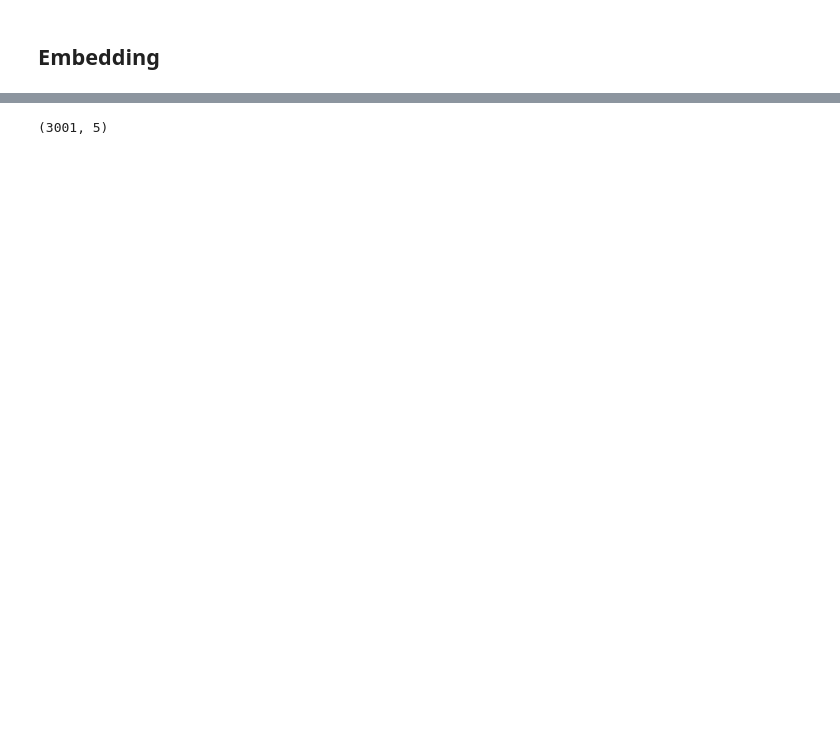
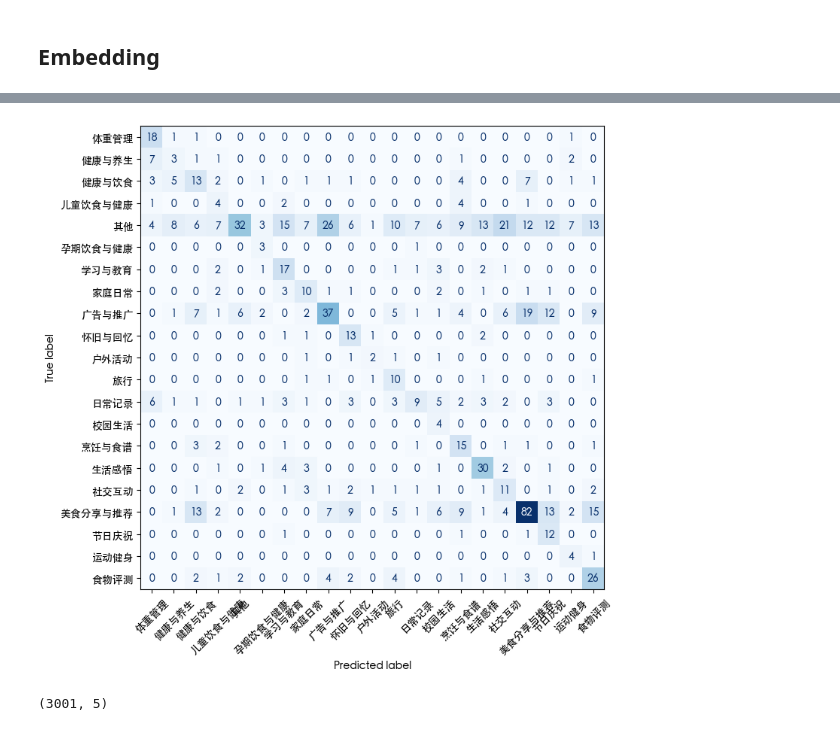
Before and after one commit to AllenArtefacter/social-listening-toolkit, a Jupyter notebook: project_support/Pepsico/notebooks/embed_similarity.ipynb, the cells around one changed output, grey strips where cells are left out. Cells and saved outputs as stored; diff of their text form; code cells hidden in the pictures; blank space fills up the shorter version.

```diff
--- a/project_support/Pepsico/notebooks/embed_similarity.ipynb
+++ b/project_support/Pepsico/notebooks/embed_similarity.ipynb
@@ -115,0 +145,9 @@ data.to_csv('data/paraphrase-multilingual-MiniLM-L12-v2-3000.csv', index = False
+# %%
+target_col = 'class_name'
+
+X = content_embed
+y = data[target_col]
+
+from sklearn.model_selection import train_test_split
+
+X_train, X_test, y_train, y_test = train_test_split(X, y, test_size=.3)
@@ -116,3 +292,11 @@ data.to_csv('data/paraphrase-multilingual-MiniLM-L12-v2-3000.csv', index = False
+# %%
+import matplotlib.pyplot as plt
+fig, ax = plt.subplots(figsize = (8,8))
+
+ConfusionMatrixDisplay.from_predictions(y_test,pred_test, ax = ax, cmap= 'Blues', colorbar=False)
+ax.tick_params(axis='x', labelrotation=45)
+# %% [output]
+[figure, added]
 # %%
 data_.shape
 # %% [output]
```
Also changed, not shown: parts of 24 cells of this notebook, 1 other file.
